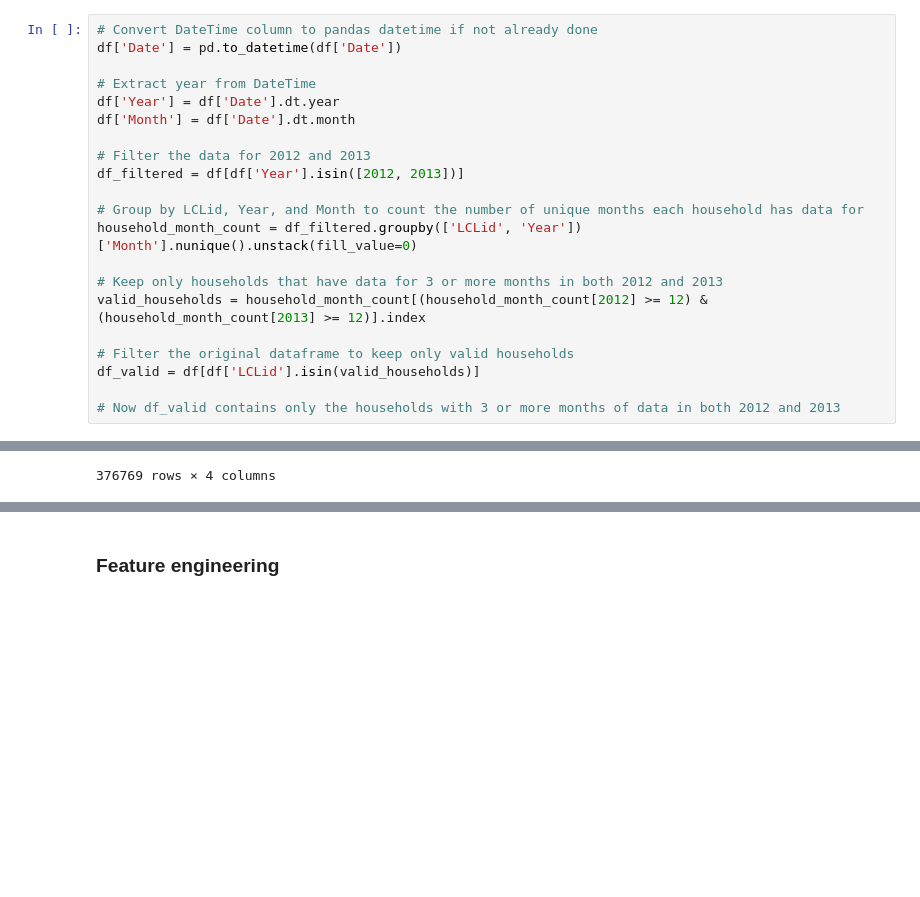
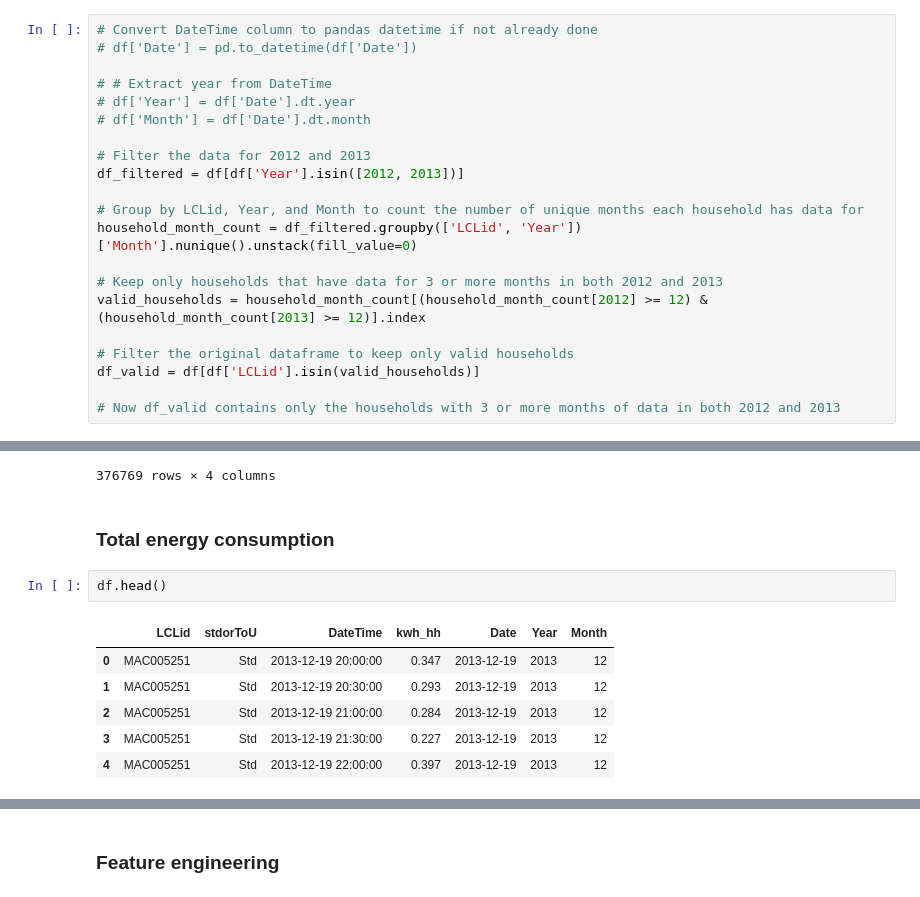
Before and after one commit to AlvaroCorrales/smart-meters-london, a Jupyter notebook: EDA and FE.ipynb, the cells around one changed output, grey strips where cells are left out. Drawn from its saved outputs; the diff is of its cells as text; blank space fills up the shorter version.

```diff
--- a/EDA and FE.ipynb
+++ b/EDA and FE.ipynb
@@ -509,10 +562,10 @@ I worry that we won't have more than anecdotal information for some households,
 # %%
 # Convert DateTime column to pandas datetime if not already done
-df['Date'] = pd.to_datetime(df['Date'])
+# df['Date'] = pd.to_datetime(df['Date'])
 
-# Extract year from DateTime
-df['Year'] = df['Date'].dt.year
-df['Month'] = df['Date'].dt.month
+# # Extract year from DateTime
+# df['Year'] = df['Date'].dt.year
+# df['Month'] = df['Date'].dt.month
 
 # Filter the data for 2012 and 2013
 df_filtered = df[df['Year'].isin([2012, 2013])]
@@ -597,3 +650,14 @@ df_daily
 | 414726 | MAC005555 | 2013-12-30 | 6.667 | 0 |
 | 414727 | MAC005555 | 2013-12-31 | 6.478 | 0 |
 376769 rows × 4 columns
+# %% [markdown]
+### Total energy consumption
+# %%
+df.head()
+# %% [output]
+|  | LCLid | stdorToU | DateTime | kwh_hh | Date | Year | Month |
+| 0 | MAC005251 | Std | 2013-12-19 20:00:00 | 0.347 | 2013-12-19 | 2013 | 12 |
+| 1 | MAC005251 | Std | 2013-12-19 20:30:00 | 0.293 | 2013-12-19 | 2013 | 12 |
+| 2 | MAC005251 | Std | 2013-12-19 21:00:00 | 0.284 | 2013-12-19 | 2013 | 12 |
+| 3 | MAC005251 | Std | 2013-12-19 21:30:00 | 0.227 | 2013-12-19 | 2013 | 12 |
+| 4 | MAC005251 | Std | 2013-12-19 22:00:00 | 0.397 | 2013-12-19 | 2013 | 12 |
```
Also changed, not shown: parts of 8 cells of this notebook.
